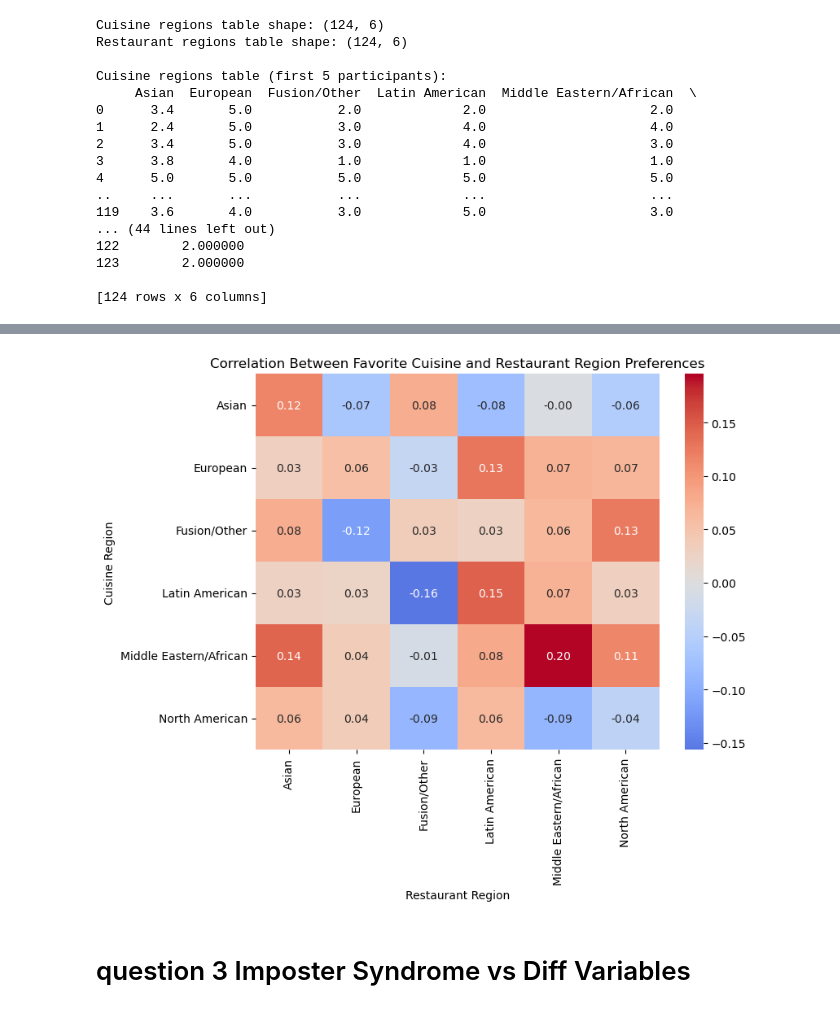
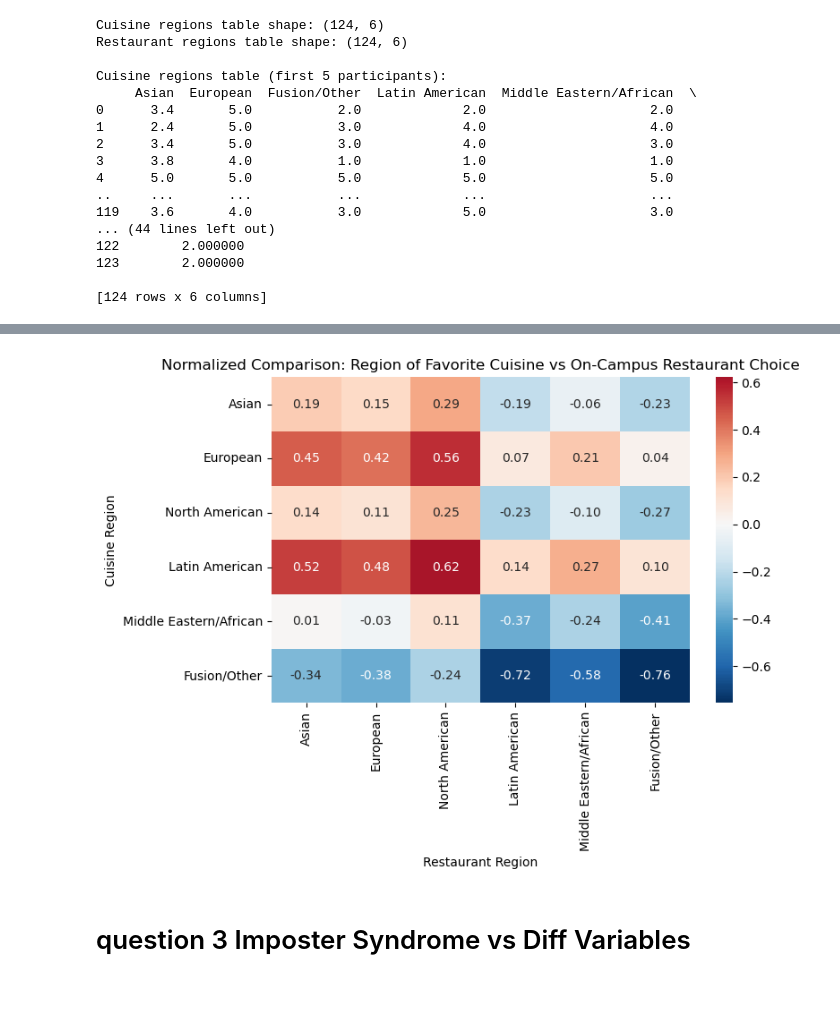
Before and after one commit to LydiaNiu/cs105_t7_miniproj, a Jupyter notebook: T7_mini_proj.ipynb, the cells around one changed output, grey strips where cells are left out. Saved outputs shown, nothing was run; the diff lists cells and outputs as text; code cells hidden in the pictures.

Commit message:
3 visuals ready

```diff
--- a/T7_mini_proj.ipynb
+++ b/T7_mini_proj.ipynb
@@ -124,19 +126,3 @@ df3_cleaned
 | 109 | 5 | Sri Lankan |
 | 113 | 5 | Malaysian Food |
 | 114 | 5 | Indonesian food |
-# %%
-# remove 'Other Cuisine' column
-fav_cuisine = fav_cuisine.drop('Other Cuisine (please specify in the next question)', axis=1, errors='ignore')
-
-df3_pivot = df3_cleaned.pivot_table(
-    index = df3_cleaned.index,
-    columns='cuisine_name',
-    values='other_cuisine_rate'
-).reset_index()
-
-df3_pivot
-df3_whole = pd.concat([fav_cuisine, df3_pivot.drop(columns='index')], axis=1)
-# df3_whole
-print(f"\ndf3_whole columns ({len(df3_whole.columns)}):")
-print(df3_whole.columns.tolist())
-print(rest_rating_cols.to_dict())
@@ -353,27 +263,0 @@ North American                  3.919355         1.685484
-# %%
-# ✅ Ensure both DataFrames have the same participants
-common_index = fav_cuisine_by_region.index.intersection(rest_rating_by_region.index)
-fav_cuisine_by_region = fav_cuisine_by_region.loc[common_index]
-rest_rating_by_region = rest_rating_by_region.loc[common_index]
-
-# ✅ Compute correlation between each cuisine region and each restaurant region
-heatmap_data = pd.DataFrame(
-    {
-        rest_col: [
-            fav_cuisine_by_region[cuisine_col].corr(rest_rating_by_region[rest_col])
-            for cuisine_col in fav_cuisine_by_region.columns
-        ]
-        for rest_col in rest_rating_by_region.columns
-    },
-    index=fav_cuisine_by_region.columns
-)
-
-# ✅ Create the heatmap
-plt.figure(figsize=(8, 6))
-sns.heatmap(heatmap_data, annot=True, cmap="coolwarm", center=0, fmt=".2f")
-plt.title("Correlation Between Favorite Cuisine and Restaurant Region Preferences")
-plt.xlabel("Restaurant Region")
-plt.ylabel("Cuisine Region")
-plt.show()
-# %% [output]
-[figure, removed]
@@ -380,3 +311,14 @@ plt.show()
+# %%
+
+plt.figure(figsize=(8, 6))
+sns.heatmap(heatmap_ordered, annot=True, cmap="RdBu_r", center=0, fmt=".2f")
+plt.title("Normalized Comparison: Region of Favorite Cuisine vs On-Campus Restaurant Choice")
+plt.xlabel("Restaurant Region")
+plt.ylabel("Cuisine Region")
+plt.tight_layout()
+plt.show()
+# %% [output]
+[figure, added]
 # %% [markdown]
 # question 3 Imposter Syndrome vs Diff Variables
 # %%
```
Also changed, not shown: parts of 7 cells of this notebook.
